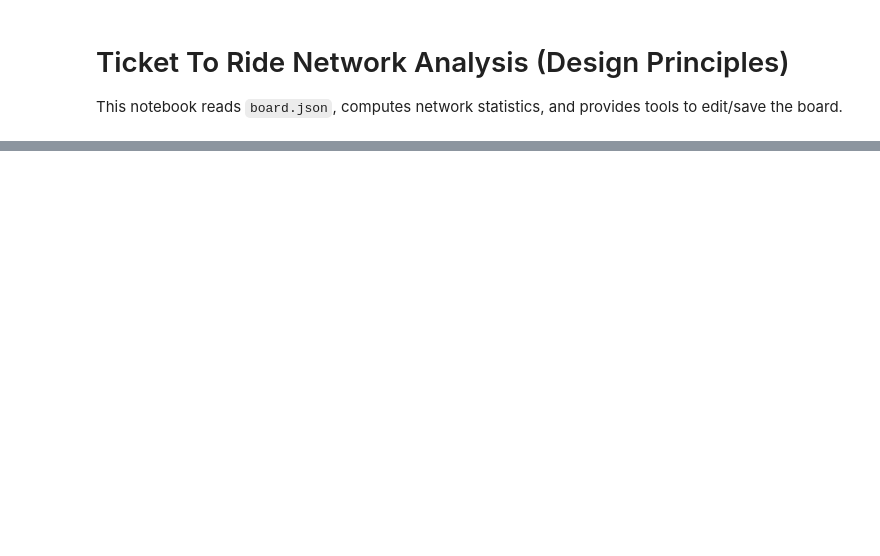
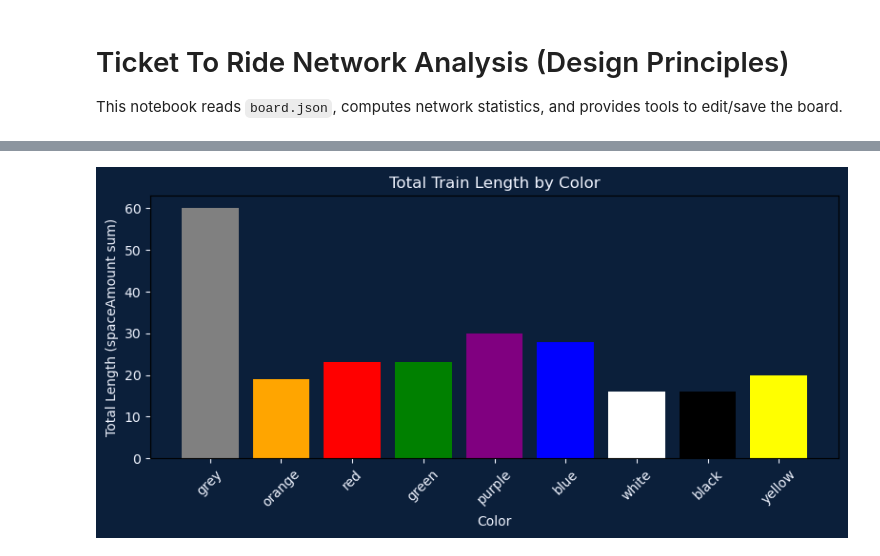
Before and after one commit to chenzituo/TTR_Stats, a Jupyter notebook: analysis_design_principles.ipynb, the cells around one changed output, grey strips where cells are left out. Saved outputs shown, nothing was run; the diff lists cells and outputs as text; code cells hidden in the pictures; blank space fills up the shorter version.

```diff
--- a/analysis_design_principles.ipynb
+++ b/analysis_design_principles.ipynb
@@ -469,0 +123,28 @@ VBox(children=(HTML(value='<b>Fixes</b>'), Button(button_style='info', descripti
+# %%
+# Color statistics by total train count (spaceAmount per lane)
+from collections import defaultdict
+
+color_totals = defaultdict(int)
+for r in roads:
+    lanes = r.get("lanes", [])
+    length = int(r.get("spaceAmount", 0) or 0)
+    for lane in lanes:
+        color = lane.get("colour", "grey")
+        color_totals[color] += length
+
+colors = list(color_totals.keys())
+values = [color_totals[c] for c in colors]
+
+fig, ax = plt.subplots(figsize=(8, 4))
+fig.patch.set_facecolor("#0b1f3a")
+ax.set_facecolor("#0b1f3a")
+ax.bar(colors, values, color=colors)
+ax.set_title("Total Train Length by Color", color="#f0f4ff")
+ax.set_xlabel("Color", color="#f0f4ff")
+ax.set_ylabel("Total Length (spaceAmount sum)", color="#f0f4ff")
+plt.xticks(rotation=45, color="#f0f4ff")
+ax.tick_params(colors="#f0f4ff")
+plt.tight_layout()
+plt.show()
+# %% [output]
+[figure, added]
```
Also changed, not shown: parts of 8 cells of this notebook, 2 other files.
